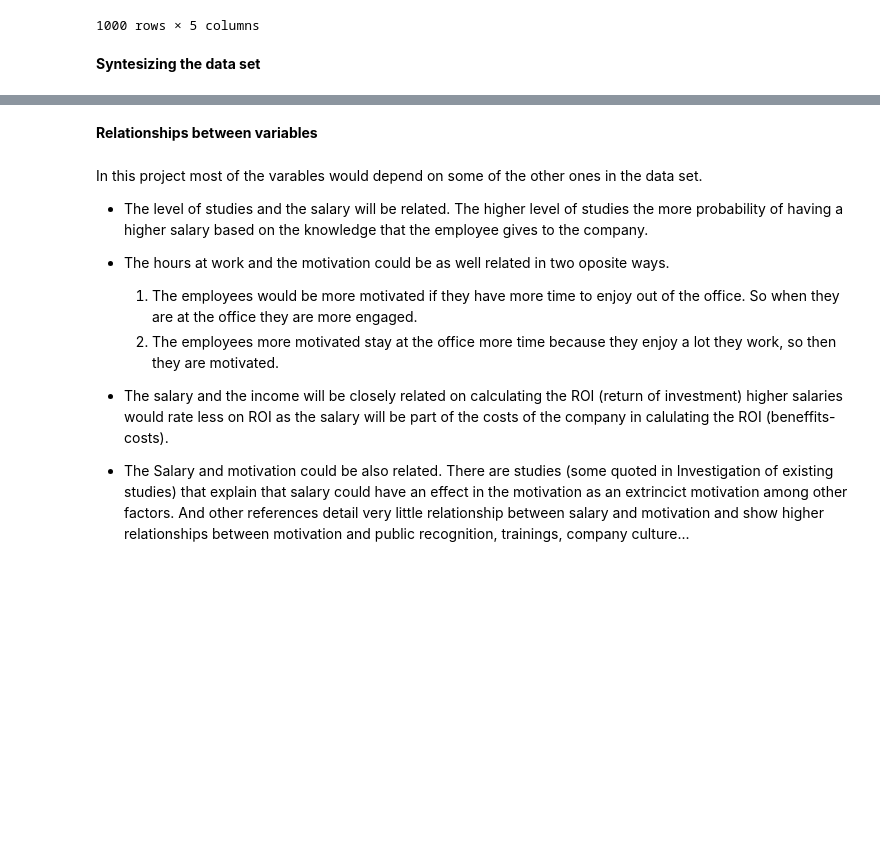
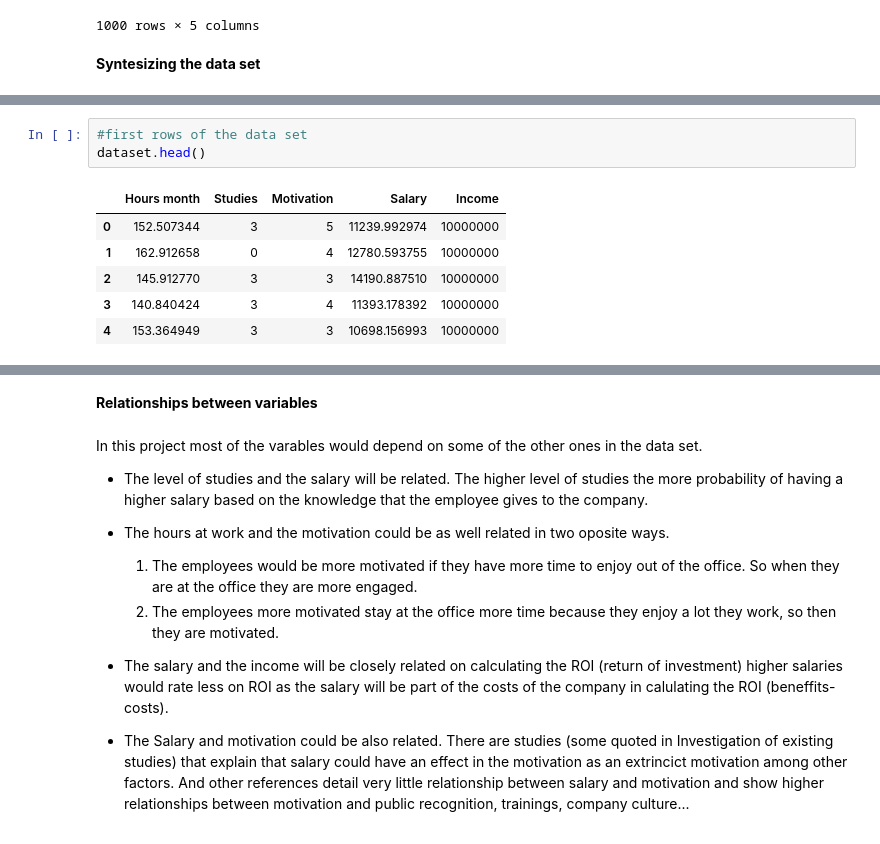
Before and after one commit to Nayade2lu/programming-data-a-project, a Jupyter notebook: Programming for data analysis Project.ipynb, the cells around one changed output, grey strips where cells are left out. Cells and saved outputs as stored; diff of their text form; blank space fills up the shorter version.

```diff
--- a/Programming for data analysis Project.ipynb
+++ b/Programming for data analysis Project.ipynb
@@ -522,0 +543,10 @@ dataset.describe()
+# %%
+#first rows of the data set
+dataset.head()
+# %% [output]
+|  | Hours month | Studies | Motivation | Salary | Income |
+| 0 | 152.507344 | 3 | 5 | 11239.992974 | 10000000 |
+| 1 | 162.912658 | 0 | 4 | 12780.593755 | 10000000 |
+| 2 | 145.912770 | 3 | 3 | 14190.887510 | 10000000 |
+| 3 | 140.840424 | 3 | 4 | 11393.178392 | 10000000 |
+| 4 | 153.364949 | 3 | 3 | 10698.156993 | 10000000 |
```
Also changed, not shown: parts of 23 cells of this notebook.
